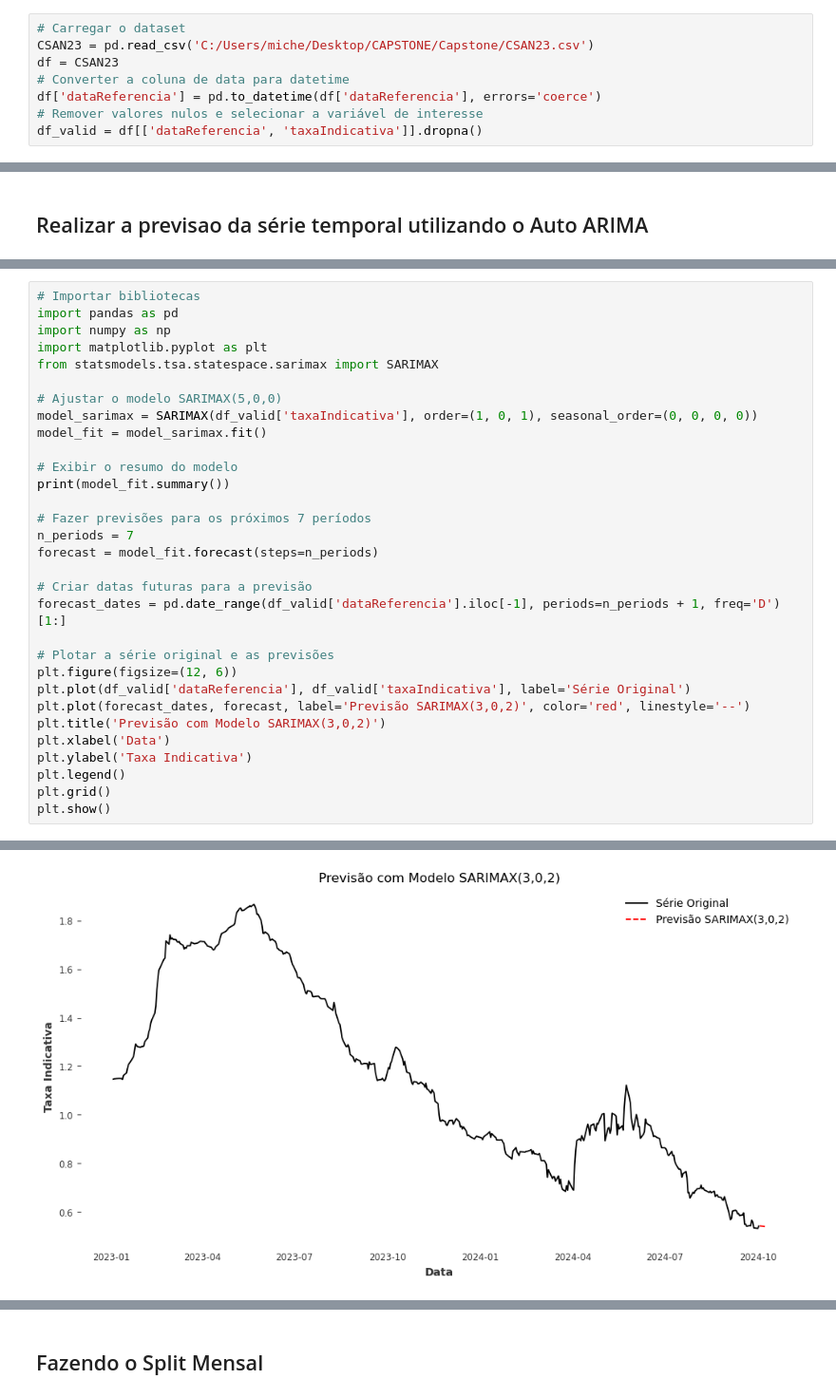
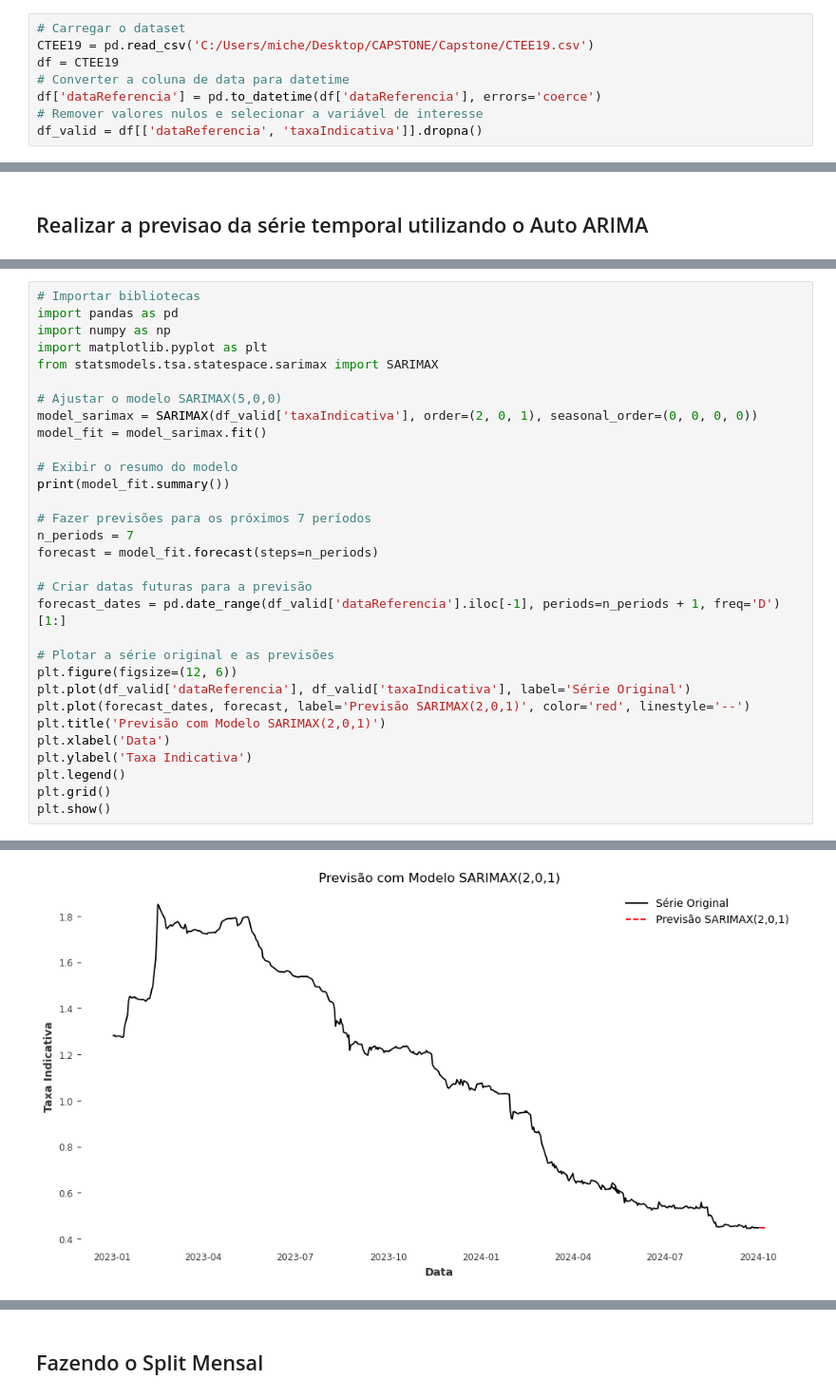
Before and after one commit to mconjaud/Capstone_Outlier_Fcst, a Jupyter notebook: CTEE19.ipynb, the cells around one changed output, grey strips where cells are left out. Shown at 95% size. Saved outputs shown, nothing was run; the diff lists cells and outputs as text.

```diff
--- a/CTEE19.ipynb
+++ b/CTEE19.ipynb
@@ -40,8 +40,8 @@ import os
 ## Carregar o dataset e fazer conversões
 # %%
 # Carregar o dataset
-CSAN23 = pd.read_csv('C:/Users/miche/Desktop/CAPSTONE/Capstone/CSAN23.csv')
-df = CSAN23
+CTEE19 = pd.read_csv('C:/Users/miche/Desktop/CAPSTONE/Capstone/CTEE19.csv')
+df = CTEE19
 # Converter a coluna de data para datetime
 df['dataReferencia'] = pd.to_datetime(df['dataReferencia'], errors='coerce')
 # Remover valores nulos e selecionar a variável de interesse
@@ -379,7 +396,7 @@ import matplotlib.pyplot as plt
 from statsmodels.tsa.statespace.sarimax import SARIMAX
 
 # Ajustar o modelo SARIMAX(5,0,0)
-model_sarimax = SARIMAX(df_valid['taxaIndicativa'], order=(1, 0, 1), seasonal_order=(0, 0, 0, 0))
+model_sarimax = SARIMAX(df_valid['taxaIndicativa'], order=(2, 0, 1), seasonal_order=(0, 0, 0, 0))
 model_fit = model_sarimax.fit()
 
 # Exibir o resumo do modelo
@@ -395,8 +412,8 @@ forecast_dates = pd.date_range(df_valid['dataReferencia'].iloc[-1], periods=n_pe
 # Plotar a série original e as previsões
 plt.figure(figsize=(12, 6))
 plt.plot(df_valid['dataReferencia'], df_valid['taxaIndicativa'], label='Série Original')
-plt.plot(forecast_dates, forecast, label='Previsão SARIMAX(3,0,2)', color='red', linestyle='--')
-plt.title('Previsão com Modelo SARIMAX(3,0,2)')
+plt.plot(forecast_dates, forecast, label='Previsão SARIMAX(2,0,1)', color='red', linestyle='--')
+plt.title('Previsão com Modelo SARIMAX(2,0,1)')
 plt.xlabel('Data')
 plt.ylabel('Taxa Indicativa')
 plt.legend()
@@ -419,8 +436,8 @@ Covariance Type:                  opg
 ===================================================================================
 
 Warnings:
 [1] Covariance matrix calculated using the outer product of gradients (complex-step).
-[figure, old version]
+[figure, new version]
 # %%
 # Recarregar bibliotecas e dados após reset
 import pandas as pd
```
Also changed, not shown: parts of 22 cells of this notebook, 4 other files.
